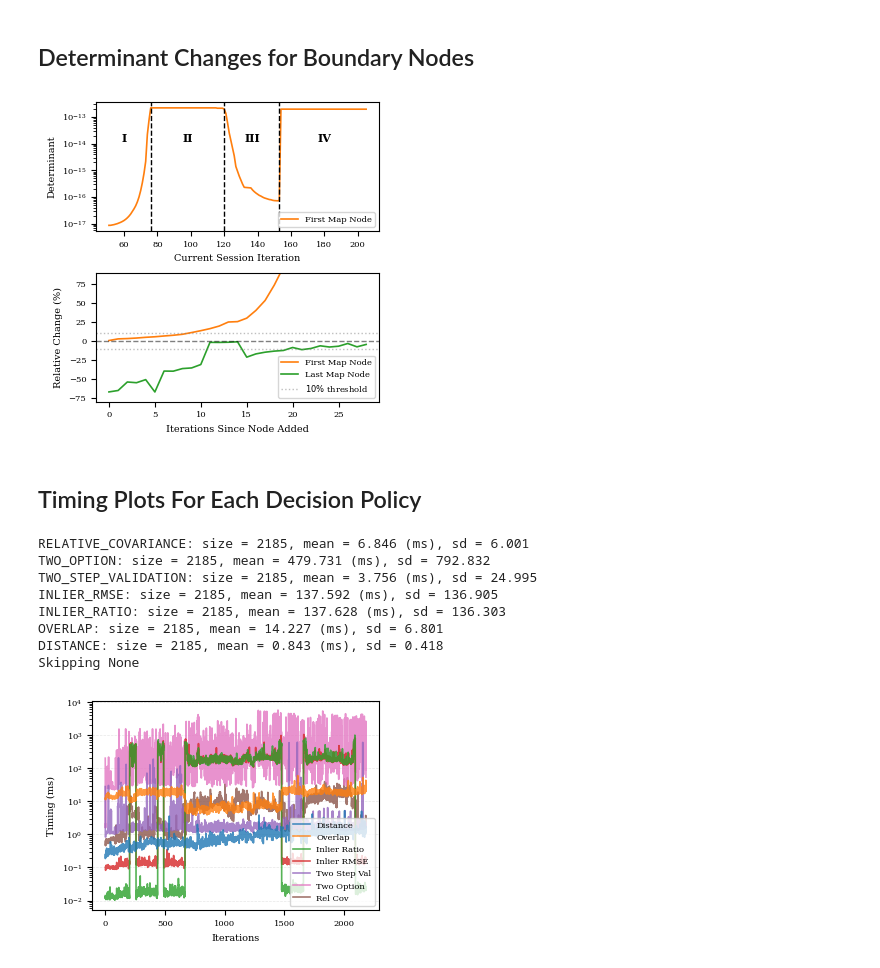
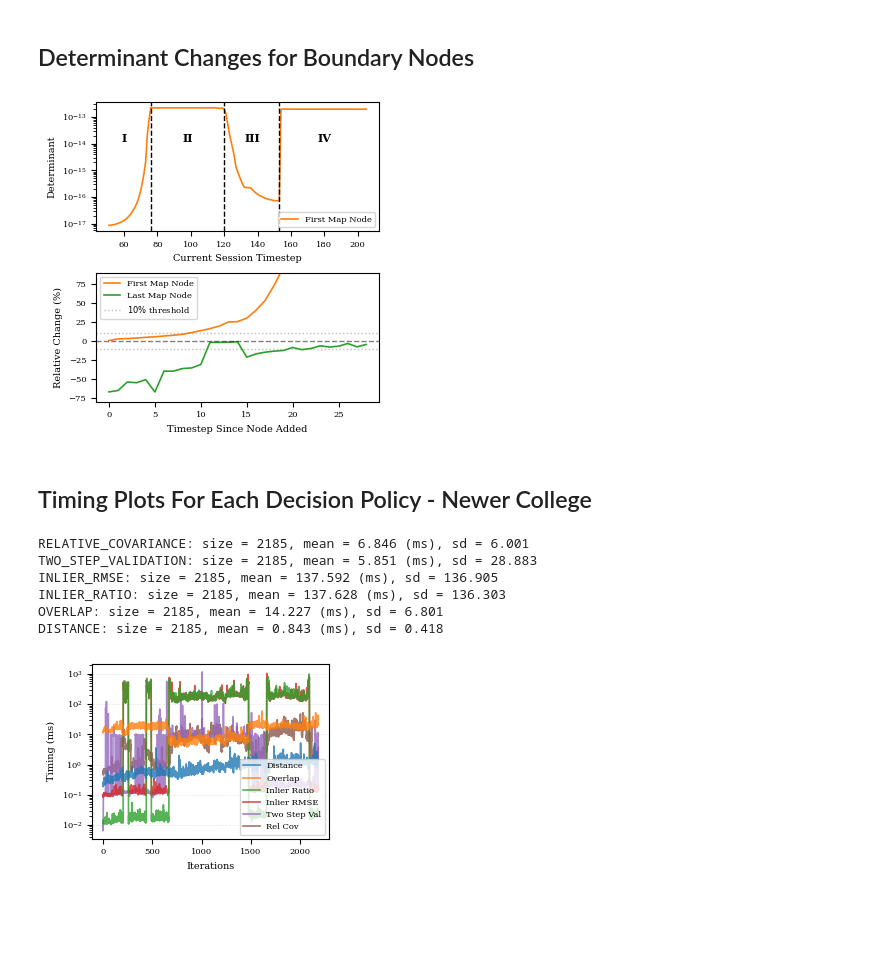
Before and after one commit to BYU-FROST-Lab/SEAMS, a Jupyter notebook: evaluations/evaluations.ipynb, the cells around one changed output. Cells and saved outputs as stored; diff of their text form; code cells hidden in the pictures; blank space fills up the shorter version.

```diff
--- a/evaluations/evaluations.ipynb
+++ b/evaluations/evaluations.ipynb
@@ -210,7 +277,7 @@ ax1.plot(x, mapStartDets, color="C1", label=f"First Map Node")
 
 ax1.set_yscale('log')
 ax1.legend(loc="lower right")
-ax1.set_xlabel("Current Session Iteration")
+ax1.set_xlabel("Current Session Timestep")
 ax1.set_ylabel("Determinant")
 # ax1.axvline(map_start, color='k', linestyle='--', linewidth=1)
 ax1.axvline(76, color='k', linestyle='--', linewidth=1)
@@ -258,7 +325,7 @@ ax2.set_ylabel("Relative Change (%)")
 # ax2.right_ax = ax2_right  # Optional: keep reference
 # ax2_right.set_ylabel("Boundary End Mapping Relative Change (%)", color="C2")
 
-ax2.set_xlabel("Iterations Since Node Added")
+ax2.set_xlabel("Timestep Since Node Added")
 ax2.axhline(0, linestyle='--', linewidth=1, color="k", alpha=0.5)
 ax2.axhline(10, linestyle=':', linewidth=1, color="tab:gray", alpha=0.5)
 line3 = ax2.axhline(-10, linestyle=':', linewidth=1, color="tab:gray", alpha=0.5, label=r"$10\%$ threshold")
@@ -270,20 +337,21 @@ line3 = ax2.axhline(-10, linestyle=':', linewidth=1, color="tab:gray", alpha=0.5
 # Legends for both y axes
 lines = [line1, line2, line3]
 labels = [line.get_label() for line in lines]
-ax2.legend(lines, labels, loc="lower right")
+ax2.legend(lines, labels, loc="upper left")
 # ax2.grid(True)
 
 
 plt.tight_layout()
 plt.show()
 # %% [output]
-[figure, old version]
+[figure, new version]
 # %%
 plt.savefig(figure_directory / "Boundary_Node_Covariance_Change_Plot.pdf", format="pdf", dpi=300)#, bbox_inches="tight")
 # %% [markdown]
-## Timing Plots For Each Decision Policy
+## Timing Plots For Each Decision Policy - Newer College
 # %%
 mainDir = Path("/home/benb/blocklio/python/results/accuracyEval/nc/exact/post/park__cloister__quad-hard__quad-medium__quad-easy")
+secondaryDir = Path("/home/benb/blocklio/python/results/twoStepEval2/nc/exact/post/park__cloister__quad-hard__quad-medium__quad-easy")
 
 timing_data: dict[str, np.ndarray] = {}
 figName = "Timing Decision Policy"
@@ -292,42 +360,43 @@ plt.close(figName)
 fig, ax = plt.subplots(nrows=1, ncols=1, figsize=(WIDTH_SINGLE, HEIGHT_SINGLE), num=figName)
 lines = []
 for dt in reversed(DecisionType):
-    if dt == DecisionType.NONE:
-        print("Skipping None")
+    if dt == DecisionType.NONE or dt == DecisionType.TWO_OPTION:
+        # print("Skipping None")
         continue
-    tmpPath = mainDir / dt.name / "timeToCalcMetricsAndDecision.txt"
+    if dt == DecisionType.TWO_STEP_VALIDATION:
+        tmpPath = secondaryDir / dt.name / "timeToCalcMetricsAndDecision.txt"
+    else:
+        tmpPath = mainDir / dt.name / "timeToCalcMetricsAndDecision.txt"
     if not tmpPath.is_file():
-        print(f"Not a file: {str(tmpPath)}")
+        print(f"File not found: {str(dt.name + "/timeToCalcMetricsAndDecision.txt")}")
         continue
 
     timing_data[dt.name] = np.loadtxt(tmpPath)
     print(f"{dt.name}: size = {timing_data[dt.name].size}, mean = {np.mean(timing_data[dt.name])*1e3:.3f} (ms), sd = {np.std(timing_data[dt.name]*1e3):.3f}")
     lines += ax.plot(timing_data[dt.name] * 1e3, label=policy_labels[dt.name], color=policy_colors[dt.name], alpha=0.8)
 
 
 # twoOptionFile = Path("/home/benb/blocklio/python/results/accuracyEval/nc/exact/post2option/park__cloister__quad-hard__quad_medium__quad-easy/TWO_STEP_VALIDATION/timeToCalcMetricsAndDecision.txt")
 # twoOptionData = np.loadtxt(twoOptionFile)
 # lines += ax.plot(twoOptionData * 1e3, label="Two Option", alpha=0.8)
 
 plt.yscale("log")
 plt.xlabel("Iterations")
 plt.ylabel("Timing (ms)")
 # plt.title("Decision Policy Timing Comparison")
 # lines.reverse()
 # labels = [line.get_label() for line in lines]
 # plt.legend(lines, labels, loc="lower right",)
 plt.legend(loc="lower right", reverse=True)
 
 # plt.legend(loc="upper right")
 plt.grid(axis='y', linestyle='--')
 # %% [output]
 RELATIVE_COVARIANCE: size = 2185, mean = 6.846 (ms), sd = 6.001
-TWO_OPTION: size = 2185, mean = 479.731 (ms), sd = 792.832
-TWO_STEP_VALIDATION: size = 2185, mean = 3.756 (ms), sd = 24.995
+TWO_STEP_VALIDATION: size = 2185, mean = 5.851 (ms), sd = 28.883
 INLIER_RMSE: size = 2185, mean = 137.592 (ms), sd = 136.905
 INLIER_RATIO: size = 2185, mean = 137.628 (ms), sd = 136.303
 OVERLAP: size = 2185, mean = 14.227 (ms), sd = 6.801
 DISTANCE: size = 2185, mean = 0.843 (ms), sd = 0.418
-Skipping None
-[figure, old version]
+[figure, new version]
 # %%
```
Also changed, not shown: parts of 8 cells of this notebook, 21 other files.
